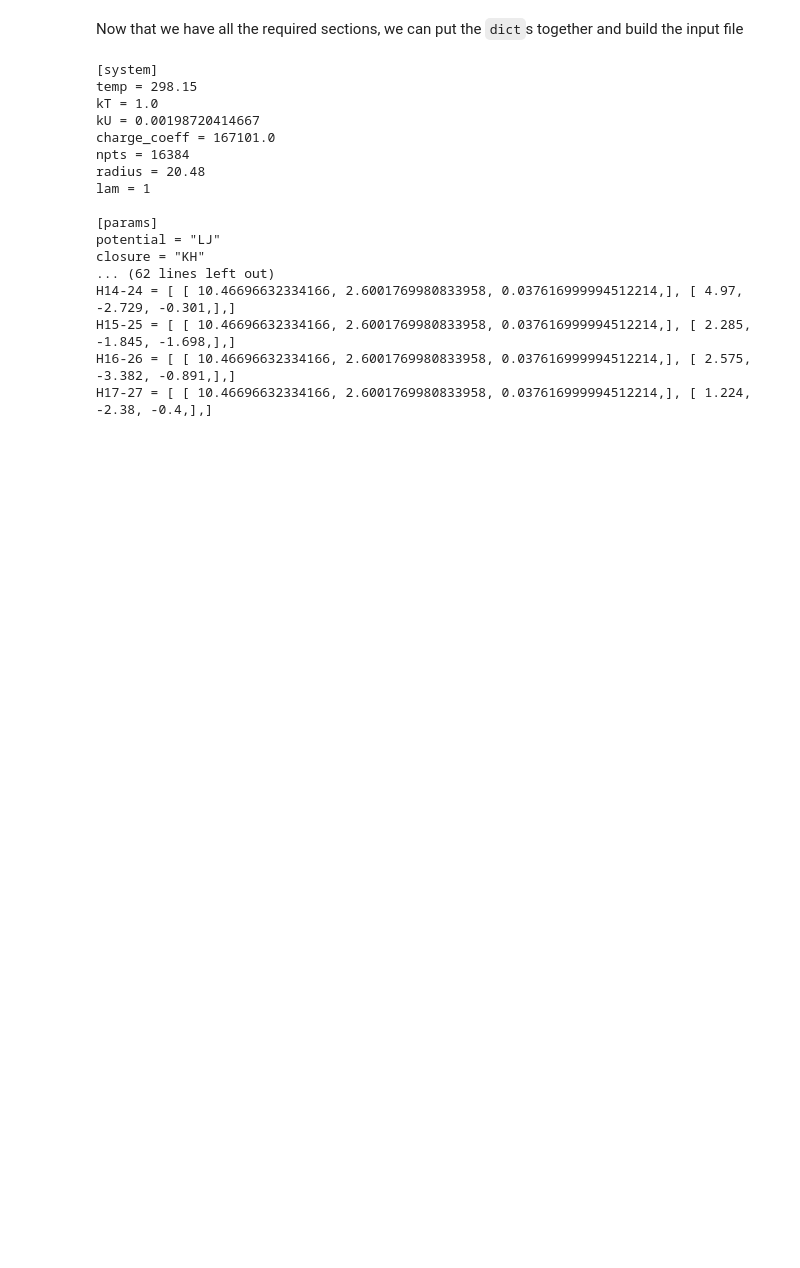
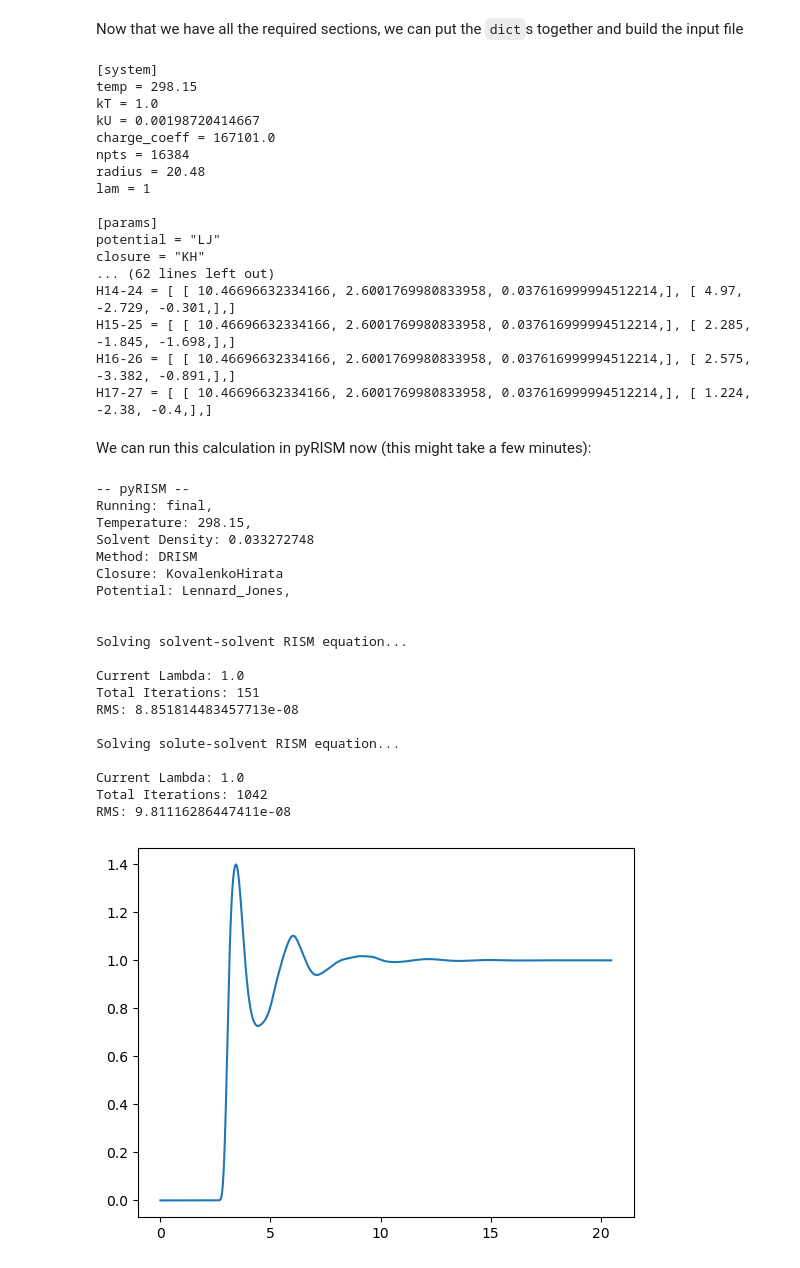
Before and after one commit to 2AUK/pyRISM, a Jupyter notebook: examples/workflow.ipynb, the cells around one changed output. Drawn from its saved outputs; the diff is of its cells as text; code cells hidden in the pictures; blank space fills up the shorter version.

Commit message:
Added RISM job and plot to example workflow

```diff
--- a/examples/workflow.ipynb
+++ b/examples/workflow.ipynb
@@ -282,3 +286,34 @@ H14-24 = [ [ 10.46696632334166, 2.6001769980833958, 0.037616999994512214,], [ 4.
 H15-25 = [ [ 10.46696632334166, 2.6001769980833958, 0.037616999994512214,], [ 2.285, -1.845, -1.698,],]
 H16-26 = [ [ 10.46696632334166, 2.6001769980833958, 0.037616999994512214,], [ 2.575, -3.382, -0.891,],]
 H17-27 = [ [ 10.46696632334166, 2.6001769980833958, 0.037616999994512214,], [ 1.224, -2.38, -0.4,],]
+# %% [markdown]
+We can run this calculation in pyRISM now (this might take a few minutes):
+# %%
+mol = RismController('final.toml')
+mol.initialise_controller()
+mol.do_rism(verbose=True)
+
+plt.plot(mol.uv.grid.ri, mol.uv.g[:, 0, 0])
+plt.show()
+# %% [output]
+-- pyRISM --
+Running: final,
+Temperature: 298.15,
+Solvent Density: 0.033272748
+Method: DRISM
+Closure: KovalenkoHirata
+Potential: Lennard_Jones,
+
+
+Solving solvent-solvent RISM equation...
+
+Current Lambda: 1.0
+Total Iterations: 151
+RMS: 8.851814483457713e-08
+
+Solving solute-solvent RISM equation...
+
+Current Lambda: 1.0
+Total Iterations: 1042
+RMS: 9.81116286447411e-08
+[figure, added]
```
Also changed, not shown: parts of 8 cells of this notebook, 1 other file.
